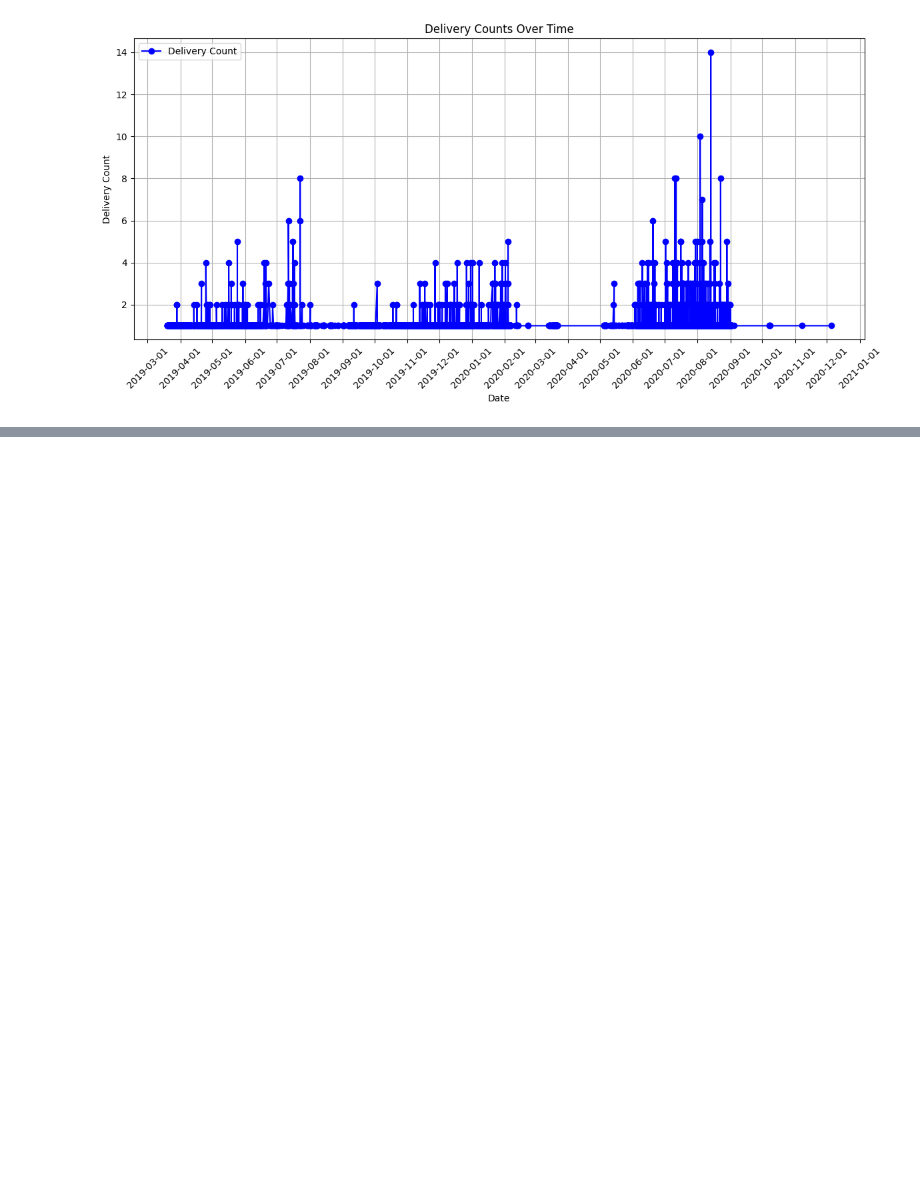
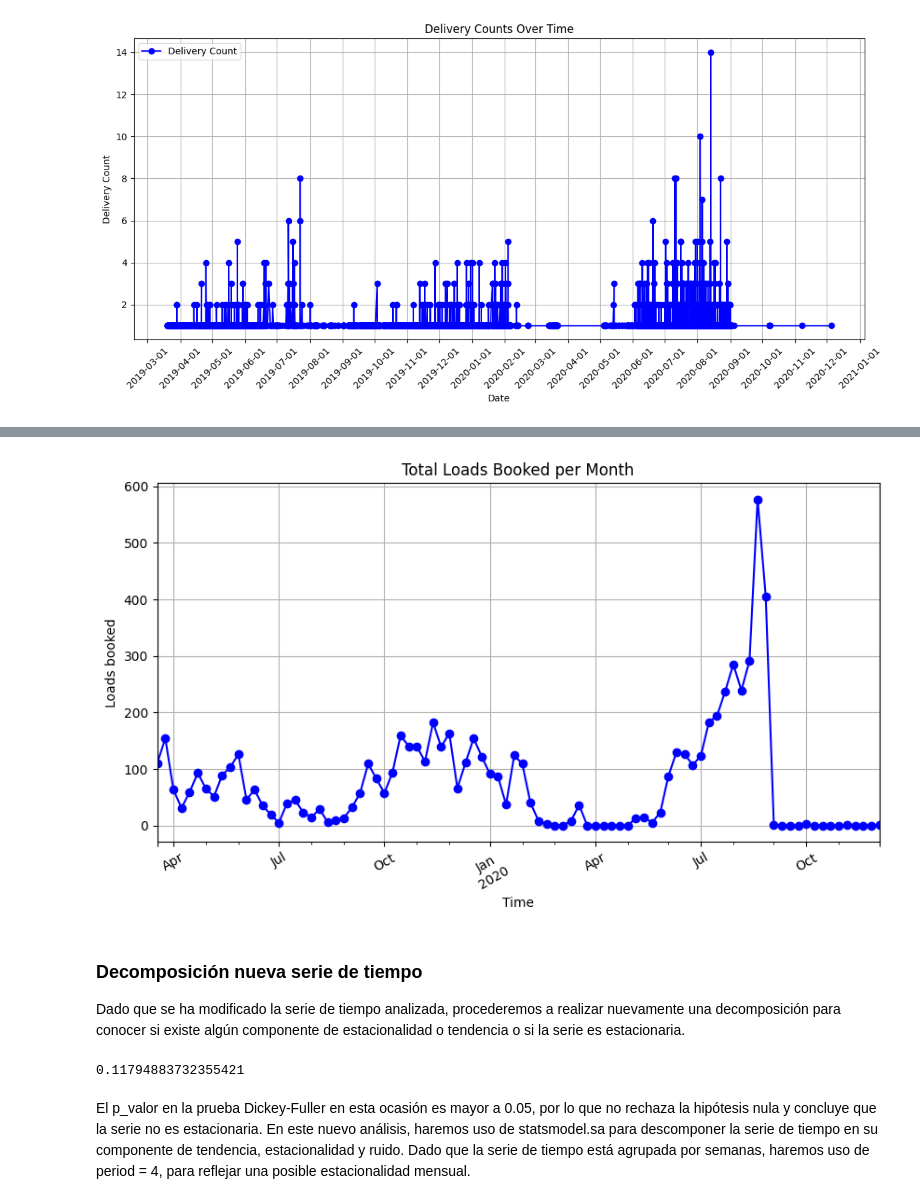
Before and after one commit to Karen22g/jbook_ml202330, a Jupyter notebook: _sources/data.ipynb, the cells around one changed output, grey strips where cells are left out. Saved outputs shown, nothing was run; the diff lists cells and outputs as text; code cells hidden in the pictures; blank space fills up the shorter version.

```diff
--- a/_sources/data.ipynb
+++ b/_sources/data.ipynb
@@ -309,0 +391,33 @@ plt.show()
+# %%
+ts2=df.pivot_table(index='BookingID_Date', values= 'BookingID',aggfunc='count', fill_value=0).reset_index()
+ts2['BookingID_Date'] = pd.to_datetime(ts2['BookingID_Date'])
+ts2 = ts2.sort_values('BookingID_Date')
+# %%
+ts2.index = ts2['BookingID_Date']
+ts2_r = ts2['BookingID'].resample('W').sum()
+ts2 = pd.DataFrame(ts2_r)
+# %%
+plt.figure(figsize=(10, 5))
+mpl.rc('text', usetex=False)
+ts2_r.plot(color='b', marker='o')
+plt.title('Total Loads Booked per Month')
+plt.xlabel('Time')
+plt.ylabel('Loads booked')
+plt.xticks(rotation=30)
+plt.grid()
+plt.show()
+# %% [output]
+[figure, added]
+# %% [markdown]
+### Decomposición nueva serie de tiempo
+
+Dado que se ha modificado la serie de tiempo analizada, procederemos a realizar nuevamente una decomposición para conocer si existe algún componente de estacionalidad o tendencia o si la serie es estacionaria.
+# %%
+#H0: La serie no es estacionaria
+#H1: La serie es estacionaria
+adf_result = adfuller(ts2['BookingID'], autolag='AIC')
+adf_result[1]
+# %% [output]
+0.11794883732355421
+# %% [markdown]
+El p_valor en la prueba Dickey-Fuller en esta ocasión es mayor a 0.05, por lo que no rechaza la hipótesis nula y concluye que la serie no es estacionaria. En este nuevo análisis, haremos uso de statsmodel.sa para descomponer la serie de tiempo en su componente de tendencia, estacionalidad y ruido. Dado que la serie de tiempo está agrupada por semanas, haremos uso de period = 4, para reflejar una posible estacionalidad mensual.
```
Also changed, not shown: parts of 34 cells of this notebook, 10 other files.
